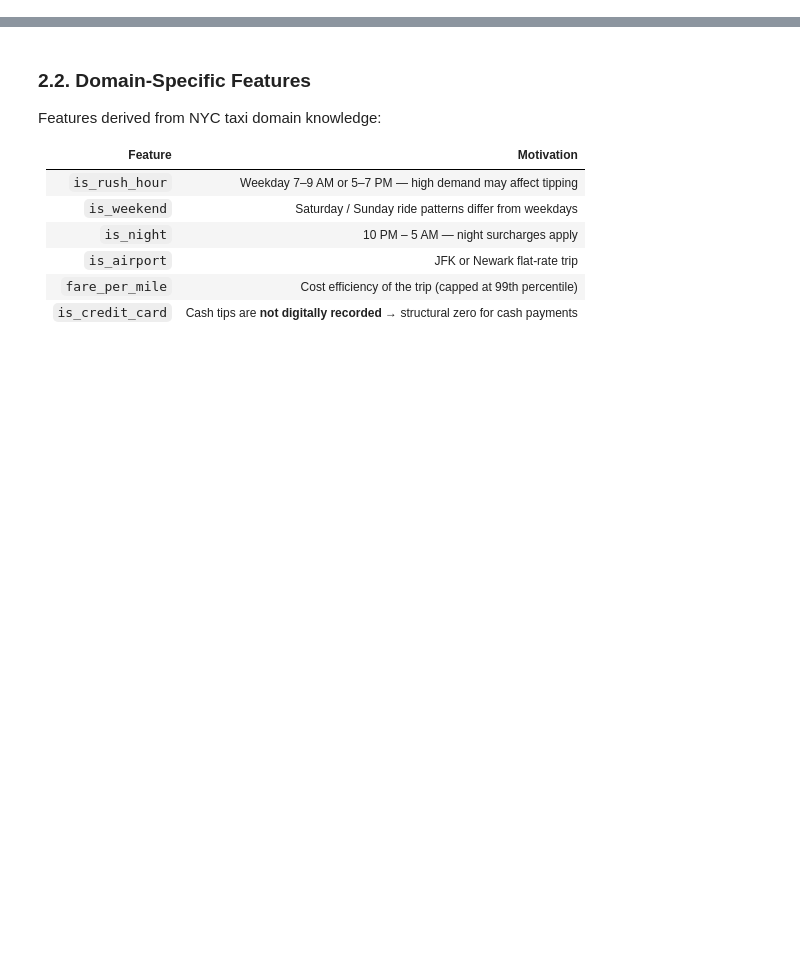
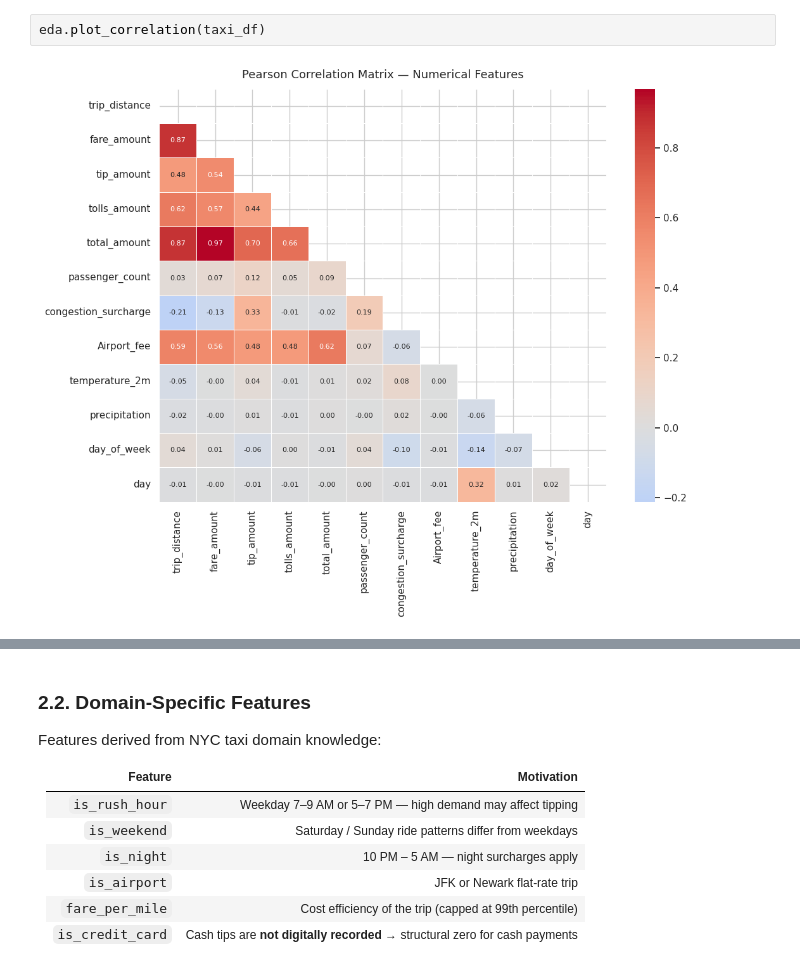
Before and after one commit to Nesrine-larbi/COMP333-Project, a Jupyter notebook: teamd_phase2.ipynb, the cells around one changed output, grey strips where cells are left out. Drawn from its saved outputs; the diff is of its cells as text; blank space fills up the shorter version.

```diff
--- a/teamd_phase2.ipynb
+++ b/teamd_phase2.ipynb
@@ -84,0 +1060,4 @@ taxi_df['day_cos']  = np.cos(2 * np.pi * taxi_df['day_of_week'] / 7)
+# %%
+eda.plot_correlation(taxi_df)
+# %% [output]
+[figure, added]
```
Also changed, not shown: parts of 237 cells of this notebook, 1 other file.
